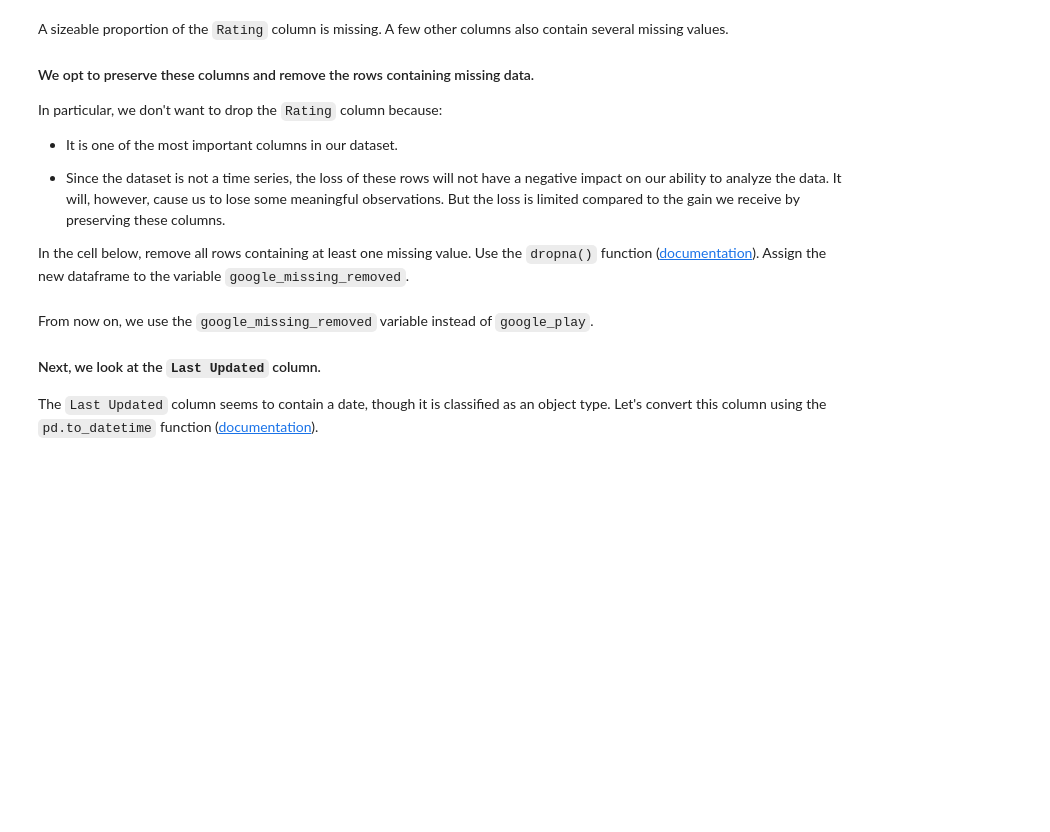
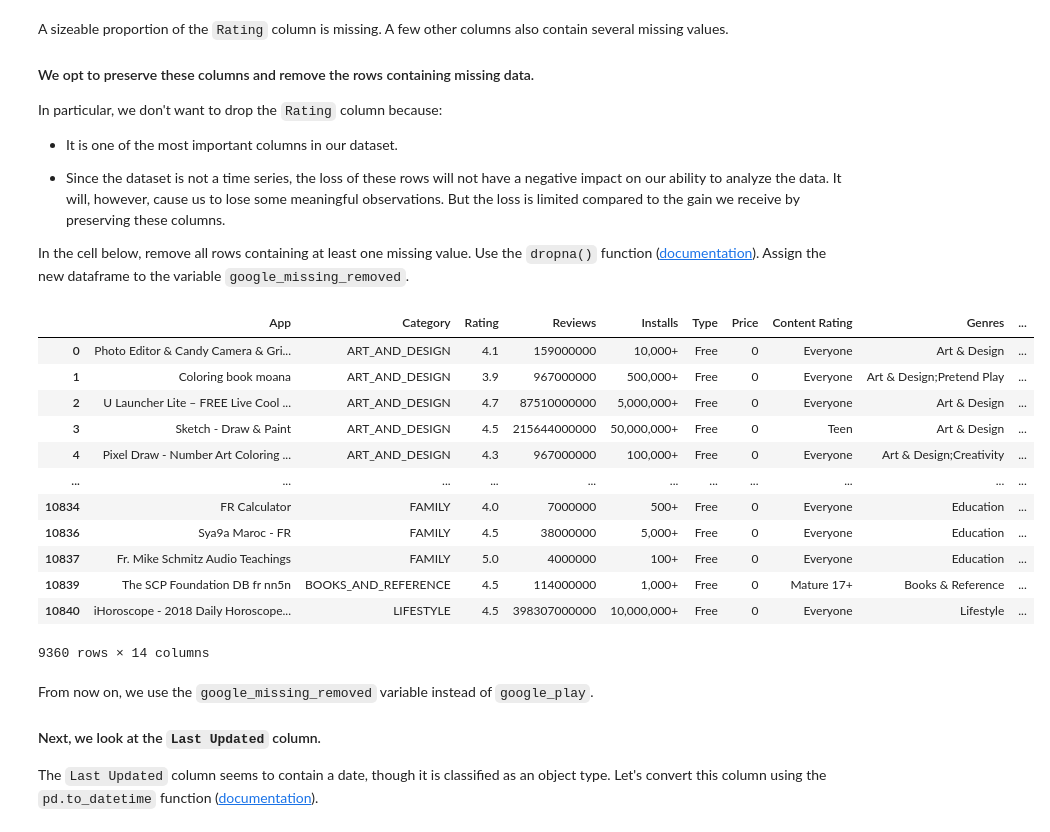
Before and after one commit to ta-data-lis/lab-supervised-learning-feature-extraction, a Jupyter notebook: your-code/notebooks/main.ipynb, the cells around one changed output. Cells and saved outputs as stored; diff of their text form; code cells hidden in the pictures; blank space fills up the shorter version.

```diff
--- a/your-code/notebooks/main.ipynb
+++ b/your-code/notebooks/main.ipynb
@@ -142,0 +143,13 @@ convert_string_to_numeric(test_string) == 4000000
+# %%
+# Your code here
+def convert_string_to_numeric(s):
+    if s.endswith(("M", "k")):
+        s = s.strip("M")
+        new_s = int(float(s)) * 1000000
+    else:
+        new_s = int(float(s)) * 1000000
+    return new_s
+
+test_string = '4.0M'
+
+convert_string_to_numeric(test_string)
@@ -144,6 +159,7 @@ convert_string_to_numeric(test_string) == 4000000
 The last step is to apply the function to the `Reviews` column in the following cell:
 # %%
 # Your code here:
+google_play["Reviews"] = google_play["Reviews"].apply(convert_string_to_numeric)
 # %% [markdown]
 Check the non-numeric `Reviews` row again. It should have been fixed now and you should see:
 
@@ -170,0 +220,4 @@ What is that badass value? Enter it in the next cell and calculate the proportio
+# %%
+# Your code here:
+google_play["Size"] = google_play["Size"].apply(convert_string_to_numeric)
+#could not convert string to float: 'Varies with device'
@@ -176,6 +231,7 @@ There are two reasons. First, the majority of the data are ordinal but a sizeabl
 Drop the column in the cell below (use `inplace=True`)
 # %%
 # Your code here:
+google_play.drop(["Size"], axis = 1, inplace=True)
 # %% [markdown]
 #### Now let's look at how many missing values are in each column.
 
@@ -206,6 +282,22 @@ In particular, we don't want to drop the `Rating` column because:
 In the cell below, remove all rows containing at least one missing value. Use the `dropna()` function ([documentation](https://pandas.pydata.org/pandas-docs/stable/generated/pandas.DataFrame.dropna.html)). Assign the new dataframe to the variable `google_missing_removed`.
 # %%
 # Your code here:
+google_missing_removed = google_play.dropna()
+google_missing_removed
+# %% [output]
+|  | App | Category | Rating | Reviews | Installs | Type | Price | Content Rating | Genres | ... |
+| 0 | Photo Editor & Candy Camera & Gri... | ART_AND_DESIGN | 4.1 | 159000000 | 10,000+ | Free | 0 | Everyone | Art & Design | ... |
+| 1 | Coloring book moana | ART_AND_DESIGN | 3.9 | 967000000 | 500,000+ | Free | 0 | Everyone | Art & Design;Pretend Play | ... |
+| 2 | U Launcher Lite – FREE Live Cool ... | ART_AND_DESIGN | 4.7 | 87510000000 | 5,000,000+ | Free | 0 | Everyone | Art & Design | ... |
+| 3 | Sketch - Draw & Paint | ART_AND_DESIGN | 4.5 | 215644000000 | 50,000,000+ | Free | 0 | Teen | Art & Design | ... |
+| 4 | Pixel Draw - Number Art Coloring ... | ART_AND_DESIGN | 4.3 | 967000000 | 100,000+ | Free | 0 | Everyone | Art & Design;Creativity | ... |
+| ... | ... | ... | ... | ... | ... | ... | ... | ... | ... | ... |
+| 10834 | FR Calculator | FAMILY | 4.0 | 7000000 | 500+ | Free | 0 | Everyone | Education | ... |
+| 10836 | Sya9a Maroc - FR | FAMILY | 4.5 | 38000000 | 5,000+ | Free | 0 | Everyone | Education | ... |
+| 10837 | Fr. Mike Schmitz Audio Teachings | FAMILY | 5.0 | 4000000 | 100+ | Free | 0 | Everyone | Education | ... |
+| 10839 | The SCP Foundation DB fr nn5n | BOOKS_AND_REFERENCE | 4.5 | 114000000 | 1,000+ | Free | 0 | Mature 17+ | Books & Reference | ... |
+| 10840 | iHoroscope - 2018 Daily Horoscope... | LIFESTYLE | 4.5 | 398307000000 | 10,000,000+ | Free | 0 | Everyone | Lifestyle | ... |
+9360 rows × 14 columns
 # %% [markdown]
 From now on, we use the `google_missing_removed` variable instead of `google_play`.
 
```
Also changed, not shown: parts of 27 cells of this notebook.
